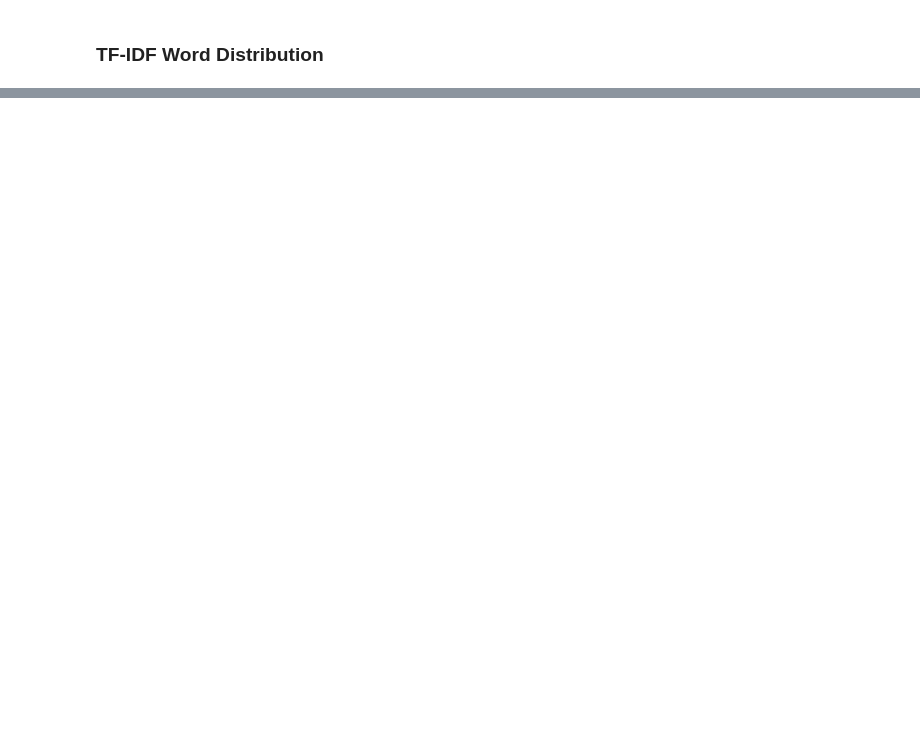
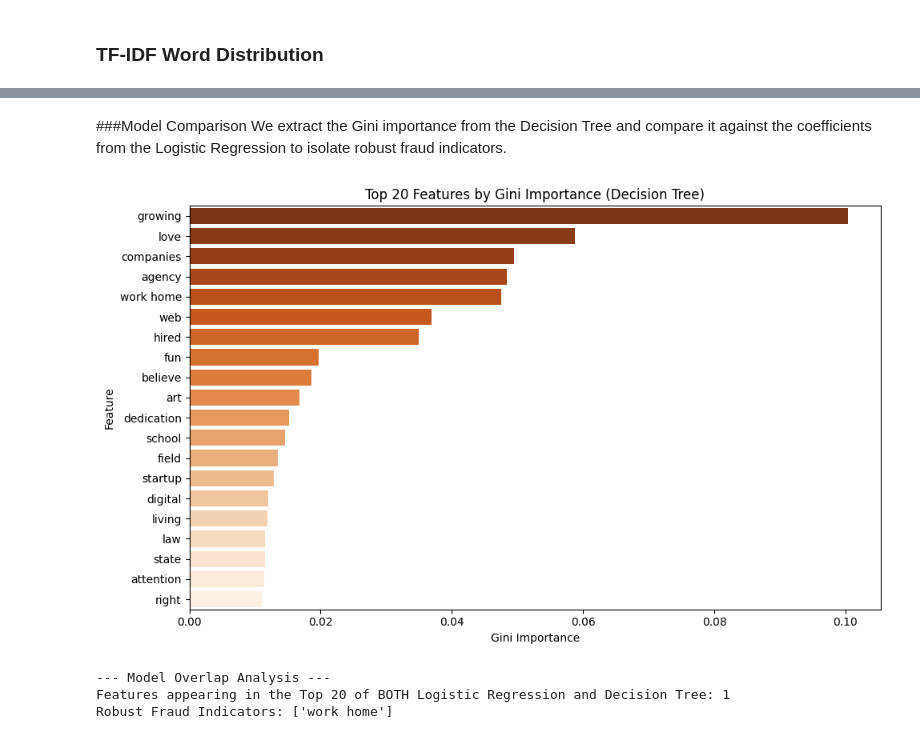
Before and after one commit to archie-2006/fake-job-post-detection, a Jupyter notebook: notebooks/exp_model.ipynb, the cells around one changed output, grey strips where cells are left out. Drawn from its saved outputs; the diff is of its cells as text; code cells hidden in the pictures; blank space fills up the shorter version.

```diff
--- a/notebooks/exp_model.ipynb
+++ b/notebooks/exp_model.ipynb
@@ -330,0 +724,20 @@ except FileNotFoundError:
+# %%
+#Decision Tree Hyperparameter Tuning
+dt_param_grid = {
+    'max_depth': [10, 20, 30, None],
+    'min_samples_leaf': [2, 5, 10]
+}
+
+dt_grid = GridSearchCV(
+    DecisionTreeClassifier(class_weight='balanced', random_state=42),
+    dt_param_grid,
+    cv=cv,
+    scoring='f1',
+    n_jobs=-1
+)
+
+dt_grid.fit(X_train_processed, y_train)
+best_dt = dt_grid.best_estimator_
+
+print("Decision Tree Best Parameters:", dt_grid.best_params_)
+print(f"Decision Tree CV F1-Score: {dt_grid.best_score_:.4f}")
@@ -330,0 +771,34 @@ except FileNotFoundError:
+# %% [markdown]
+###Model Comparison
+We extract the Gini importance from the Decision Tree and compare it against the coefficients from the Logistic Regression to isolate robust fraud indicators.
+# %%
+#Decision Tree Top Features
+dt_importances = best_dt.feature_importances_
+dt_imp_df = pd.DataFrame({'Feature': all_feature_names, 'Importance': dt_importances})
+dt_top_20 = dt_imp_df.sort_values(by='Importance', ascending=False).head(20)
+
+plt.figure(figsize=(10, 6))
+sns.barplot(x='Importance', y='Feature', data=dt_top_20, palette='Oranges_r')
+plt.title('Top 20 Features by Gini Importance (Decision Tree)')
+plt.xlabel('Gini Importance')
+plt.ylabel('Feature')
+plt.tight_layout()
+plt.show()
+# %% [output]
+[figure, added]
+# %%
+#Overlap Analysis (LR vs DT)
+try:
+    lr_top_features = set(top_fraud['Feature'].head(20))
+    dt_top_features = set(dt_top_20['Feature'])
+
+    overlap = lr_top_features.intersection(dt_top_features)
+    print("--- Model Overlap Analysis ---")
+    print(f"Features appearing in the Top 20 of BOTH Logistic Regression and Decision Tree: {len(overlap)}")
+    print("Robust Fraud Indicators:", list(overlap))
+except NameError:
+    print("Run the Logistic Regression section first to enable overlap analysis.")
+# %% [output]
+--- Model Overlap Analysis ---
+Features appearing in the Top 20 of BOTH Logistic Regression and Decision Tree: 1
+Robust Fraud Indicators: ['work home']
```
Also changed, not shown: parts of 35 cells of this notebook.
